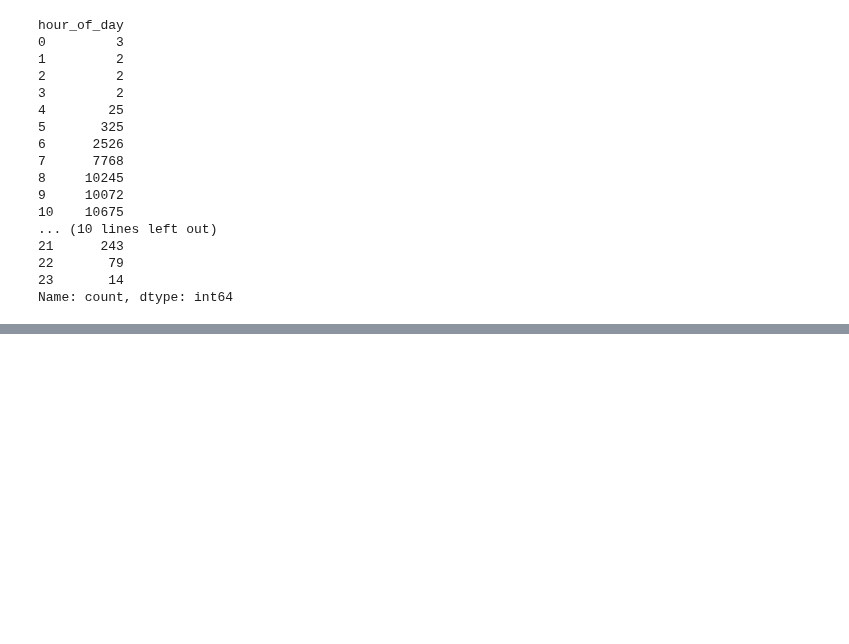
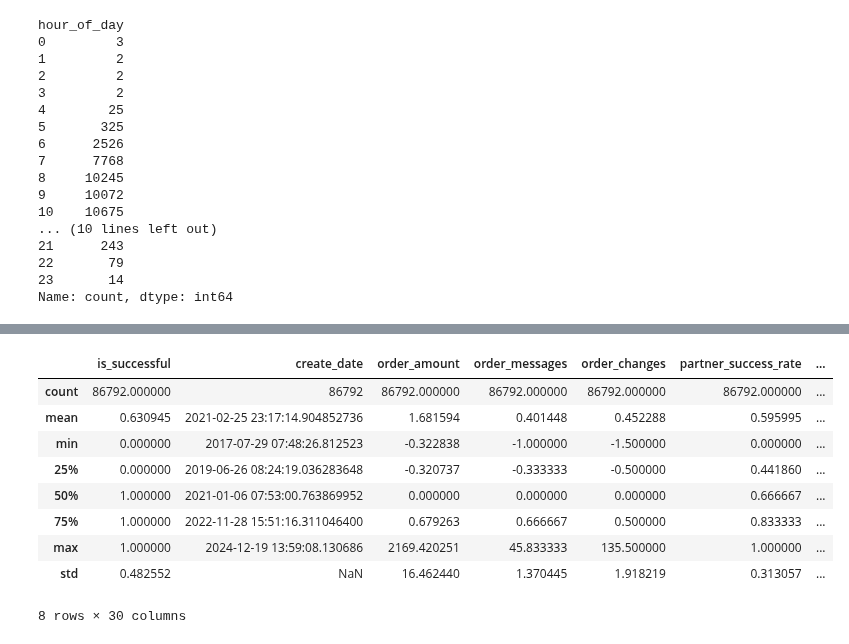
Before and after one commit to SerhiiMiroshnychenko/ScientificCalculations, a Jupyter notebook: PaperS/Paper1/DATA-PREPROCESSING.ipynb, the cells around one changed output, grey strips where cells are left out. Drawn from its saved outputs; the diff is of its cells as text; code cells hidden in the pictures; blank space fills up the shorter version.

```diff
--- a/PaperS/Paper1/DATA-PREPROCESSING.ipynb
+++ b/PaperS/Paper1/DATA-PREPROCESSING.ipynb
@@ -677,0 +734,13 @@ data
+# %%
+data.describe()
+# %% [output]
+|  | is_successful | create_date | order_amount | order_messages | order_changes | partner_success_rate | ... |
+| count | 86792.000000 | 86792 | 86792.000000 | 86792.000000 | 86792.000000 | 86792.000000 | ... |
+| mean | 0.630945 | 2021-02-25 23:17:14.904852736 | 1.681594 | 0.401448 | 0.452288 | 0.595995 | ... |
+| min | 0.000000 | 2017-07-29 07:48:26.812523 | -0.322838 | -1.000000 | -1.500000 | 0.000000 | ... |
+| 25% | 0.000000 | 2019-06-26 08:24:19.036283648 | -0.320737 | -0.333333 | -0.500000 | 0.441860 | ... |
+| 50% | 1.000000 | 2021-01-06 07:53:00.763869952 | 0.000000 | 0.000000 | 0.000000 | 0.666667 | ... |
+| 75% | 1.000000 | 2022-11-28 15:51:16.311046400 | 0.679263 | 0.666667 | 0.500000 | 0.833333 | ... |
+| max | 1.000000 | 2024-12-19 13:59:08.130686 | 2169.420251 | 45.833333 | 135.500000 | 1.000000 | ... |
+| std | 0.482552 | NaN | 16.462440 | 1.370445 | 1.918219 | 0.313057 | ... |
+8 rows × 30 columns
```
Also changed, not shown: parts of 7 cells of this notebook.
